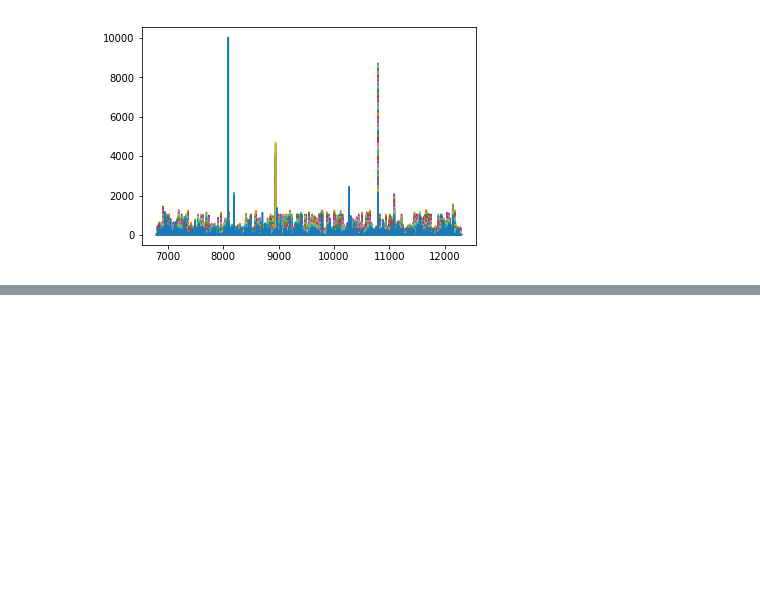
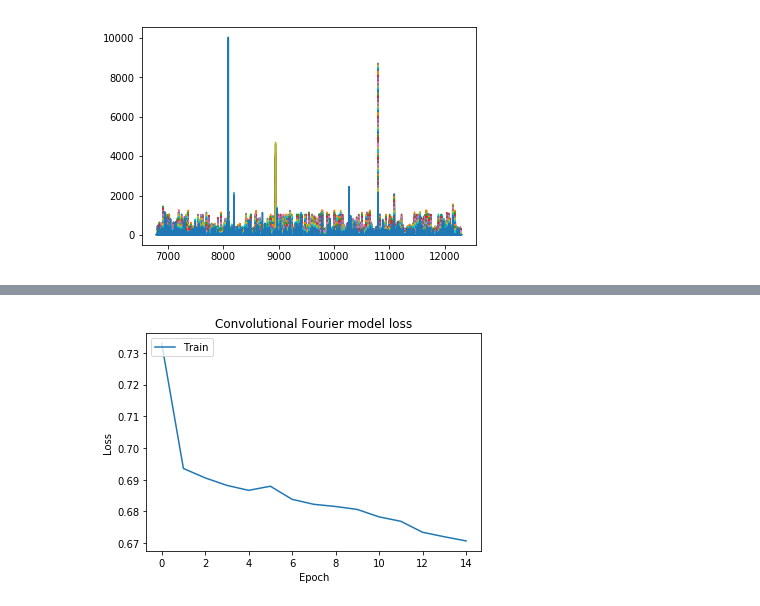
Before and after one commit to erickgalinkin/jhu_masters, a Jupyter notebook: code/EDA.ipynb, the cells around one changed output, grey strips where cells are left out. Drawn from its saved outputs; the diff is of its cells as text; code cells hidden in the pictures; blank space fills up the shorter version.

```diff
--- a/code/EDA.ipynb
+++ b/code/EDA.ipynb
@@ -164,11 +219,13 @@ fourier_conv_qr_history, fourier_conv_qr_results = train_model(model, request_re
 # %%
-plt.plot(fourier_conv_qr_history.history['accuracy'])
-plt.plot(fourier_conv_qr_history.history['val_accuracy'])
-plt.title('Convolutional Fourier model accuracy')
-plt.ylabel('Accuracy')
+plt.plot(fourier_conv_qr_history.history['loss'])
+# plt.plot(fourier_conv_qr_history.history['val_accuracy'])
+plt.title('Convolutional Fourier model loss')
+plt.ylabel('Loss')
 plt.xlabel('Epoch')
 plt.legend(['Train', 'Val'], loc='upper left')
 plt.show()
+# %% [output]
+[figure, added]
 # %%
 features = generate_features(request_reply_wavelet)
 model = build_fc_model(features)
```
Also changed, not shown: parts of 19 cells of this notebook, 2 other files.
